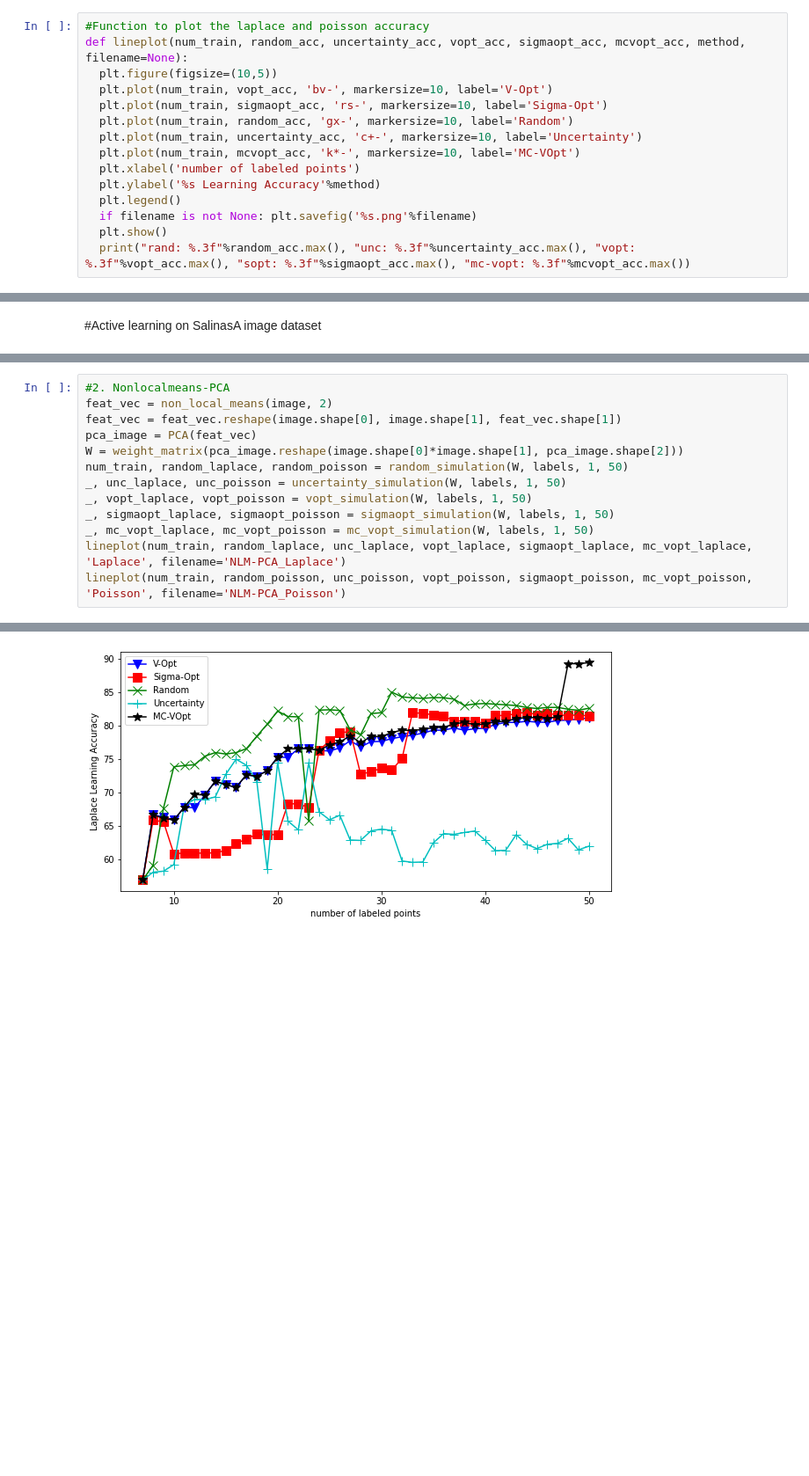
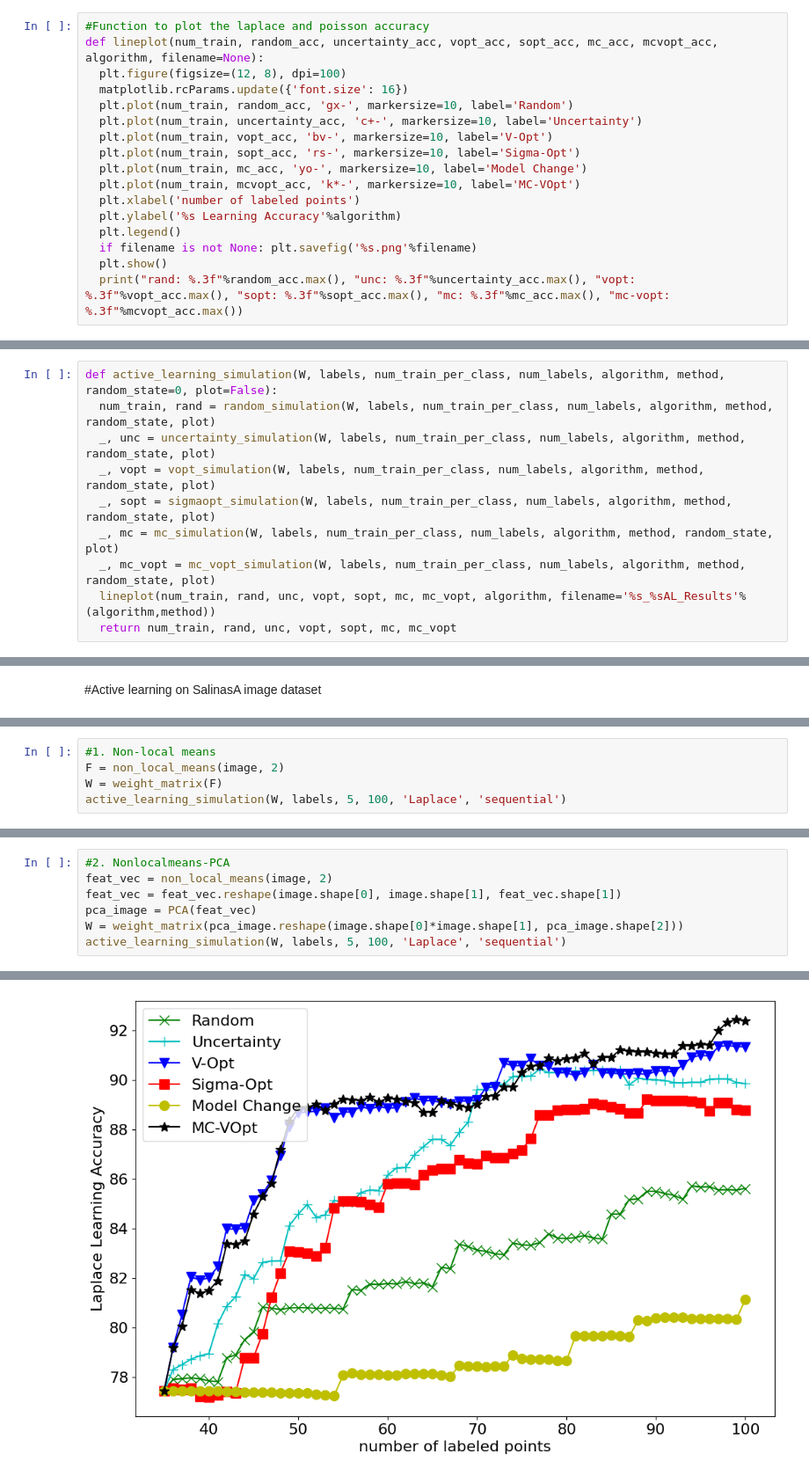
Before and after one commit to jasonmsetiadi/UCLA-CAM-REU, a Jupyter notebook: Active Learning/SalinasA_Active_Learning.ipynb, the cells around one changed output, grey strips where cells are left out. Shown at 88% size. Cells and saved outputs as stored; diff of their text form; blank space fills up the shorter version.

```diff
--- a/Active Learning/SalinasA_Active_Learning.ipynb
+++ b/Active Learning/SalinasA_Active_Learning.ipynb
@@ -552,15 +557,17 @@ def mc_simulation(W, labels, num_train_per_class, num_labels, random_state=0, pl
 # %%
 #Function to plot the laplace and poisson accuracy
-def lineplot(num_train, random_acc, uncertainty_acc, vopt_acc, sigmaopt_acc, mcvopt_acc, method, filename=None):
-  plt.figure(figsize=(10,5))
-  plt.plot(num_train, vopt_acc, 'bv-', markersize=10, label='V-Opt')
-  plt.plot(num_train, sigmaopt_acc, 'rs-', markersize=10, label='Sigma-Opt')
+def lineplot(num_train, random_acc, uncertainty_acc, vopt_acc, sopt_acc, mc_acc, mcvopt_acc, algorithm, filename=None):
+  plt.figure(figsize=(12, 8), dpi=100)
+  matplotlib.rcParams.update({'font.size': 16})
   plt.plot(num_train, random_acc, 'gx-', markersize=10, label='Random')
   plt.plot(num_train, uncertainty_acc, 'c+-', markersize=10, label='Uncertainty')
+  plt.plot(num_train, vopt_acc, 'bv-', markersize=10, label='V-Opt')
+  plt.plot(num_train, sopt_acc, 'rs-', markersize=10, label='Sigma-Opt')
+  plt.plot(num_train, mc_acc, 'yo-', markersize=10, label='Model Change')
   plt.plot(num_train, mcvopt_acc, 'k*-', markersize=10, label='MC-VOpt')
   plt.xlabel('number of labeled points')
-  plt.ylabel('%s Learning Accuracy'%method)
+  plt.ylabel('%s Learning Accuracy'%algorithm)
   plt.legend()
   if filename is not None: plt.savefig('%s.png'%filename)
   plt.show()
-  print("rand: %.3f"%random_acc.max(), "unc: %.3f"%uncertainty_acc.max(), "vopt: %.3f"%vopt_acc.max(), "sopt: %.3f"%sigmaopt_acc.max(), "mc-vopt: %.3f"%mcvopt_acc.max())
+  print("rand: %.3f"%random_acc.max(), "unc: %.3f"%uncertainty_acc.max(), "vopt: %.3f"%vopt_acc.max(), "sopt: %.3f"%sopt_acc.max(), "mc: %.3f"%mc_acc.max(), "mc-vopt: %.3f"%mcvopt_acc.max())
@@ -566,0 +598,10 @@ def lineplot(num_train, random_acc, uncertainty_acc, vopt_acc, sigmaopt_acc, mcv
+# %%
+def active_learning_simulation(W, labels, num_train_per_class, num_labels, algorithm, method, random_state=0, plot=False):
+  num_train, rand = random_simulation(W, labels, num_train_per_class, num_labels, algorithm, method, random_state, plot)
+  _, unc = uncertainty_simulation(W, labels, num_train_per_class, num_labels, algorithm, method, random_state, plot)
+  _, vopt = vopt_simulation(W, labels, num_train_per_class, num_labels, algorithm, method, random_state, plot)
+  _, sopt = sigmaopt_simulation(W, labels, num_train_per_class, num_labels, algorithm, method, random_state, plot)
+  _, mc = mc_simulation(W, labels, num_train_per_class, num_labels, algorithm, method, random_state, plot)
+  _, mc_vopt = mc_vopt_simulation(W, labels, num_train_per_class, num_labels, algorithm, method, random_state, plot)
+  lineplot(num_train, rand, unc, vopt, sopt, mc, mc_vopt, algorithm, filename='%s_%sAL_Results'%(algorithm,method))
+  return num_train, rand, unc, vopt, sopt, mc, mc_vopt
@@ -629,0 +658,5 @@ rand: 70.942 unc: 66.989 vopt: 68.528 sopt: 68.969 mc-vopt: 68.528
+# %%
+#1. Non-local means
+F = non_local_means(image, 2)
+W = weight_matrix(F)
+active_learning_simulation(W, labels, 5, 100, 'Laplace', 'sequential')
@@ -633,12 +703,6 @@ feat_vec = non_local_means(image, 2)
 feat_vec = feat_vec.reshape(image.shape[0], image.shape[1], feat_vec.shape[1])
 pca_image = PCA(feat_vec)
 W = weight_matrix(pca_image.reshape(image.shape[0]*image.shape[1], pca_image.shape[2]))
-num_train, random_laplace, random_poisson = random_simulation(W, labels, 1, 50)
-_, unc_laplace, unc_poisson = uncertainty_simulation(W, labels, 1, 50)
-_, vopt_laplace, vopt_poisson = vopt_simulation(W, labels, 1, 50)
-_, sigmaopt_laplace, sigmaopt_poisson = sigmaopt_simulation(W, labels, 1, 50)
-_, mc_vopt_laplace, mc_vopt_poisson = mc_vopt_simulation(W, labels, 1, 50)
-lineplot(num_train, random_laplace, unc_laplace, vopt_laplace, sigmaopt_laplace, mc_vopt_laplace, 'Laplace', filename='NLM-PCA_Laplace')
-lineplot(num_train, random_poisson, unc_poisson, vopt_poisson, sigmaopt_poisson, mc_vopt_poisson, 'Poisson', filename='NLM-PCA_Poisson')
+active_learning_simulation(W, labels, 5, 100, 'Laplace', 'sequential')
 # %% [output]
 feature vector shape:  (7138, 5600)
@@ -661 +725 @@ Poisson: 50,70.372
-[figure, old version]
+[figure, new version]
```
Also changed, not shown: parts of 20 cells of this notebook, 53 other files.
